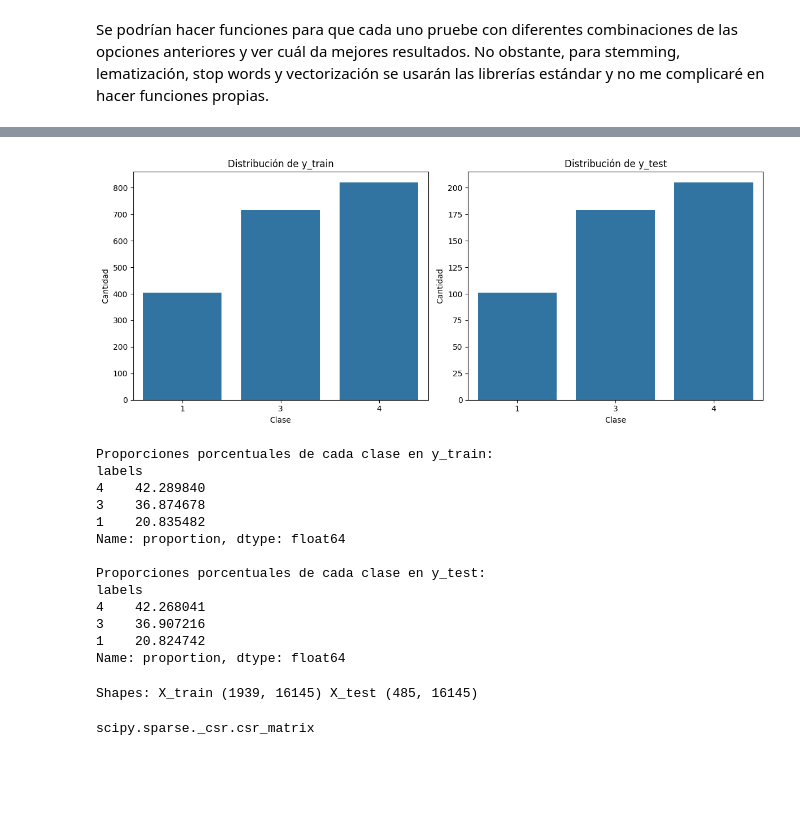
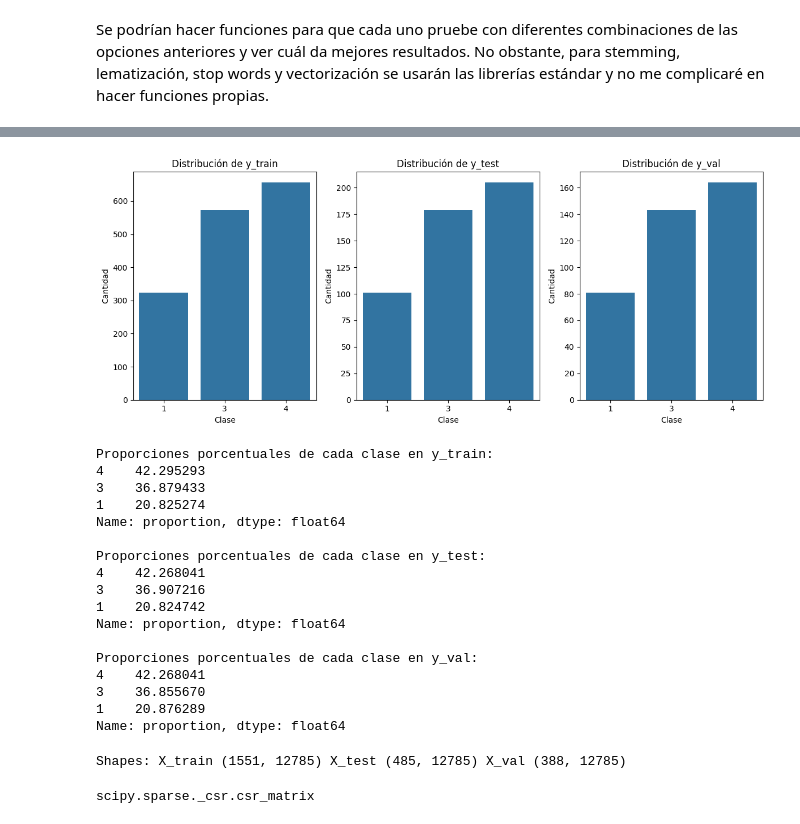
Before and after one commit to afgomezg1/Proyecto1-BI, a Jupyter notebook: proyecto1_etapa1.ipynb, the cells around one changed output, grey strips where cells are left out. Saved outputs shown, nothing was run; the diff lists cells and outputs as text; code cells hidden in the pictures; blank space fills up the shorter version.

Commit message:
hacer particion triple en train, test, validation

```diff
--- a/proyecto1_etapa1.ipynb
+++ b/proyecto1_etapa1.ipynb
@@ -508,40 +579,52 @@ Ejemplo procesado: letoni mov direccion plan desarroll atencion primari salud es
 # %%
-fig, axes = plt.subplots(1, 2, figsize=(12, 5))
+fig, axes = plt.subplots(1, 3, figsize=(12, 5))
 
 sns.countplot(x=y_train, ax=axes[0])
 axes[0].set_title('Distribución de y_train')
 axes[0].set_xlabel('Clase')
 axes[0].set_ylabel('Cantidad')
 
 sns.countplot(x=y_test, ax=axes[1])
 axes[1].set_title('Distribución de y_test')
 axes[1].set_xlabel('Clase')
 axes[1].set_ylabel('Cantidad')
 
+sns.countplot(x=y_val, ax=axes[2])
+axes[2].set_title('Distribución de y_val')
+axes[2].set_xlabel('Clase')
+axes[2].set_ylabel('Cantidad')
+
 plt.tight_layout()
 plt.show()
 # %% [output]
-[figure, old version]
+[figure, new version]
 # %%
 print("Proporciones porcentuales de cada clase en y_train:")
-print(y_train.value_counts(normalize=True) * 100)
+print(pd.Series(y_train).value_counts(normalize=True) * 100)
 
 print("\nProporciones porcentuales de cada clase en y_test:")
-print(y_test.value_counts(normalize=True) * 100)
+print(pd.Series(y_test).value_counts(normalize=True) * 100)
+
+print("\nProporciones porcentuales de cada clase en y_val:")
+print(pd.Series(y_val).value_counts(normalize=True) * 100)
 # %% [output]
 Proporciones porcentuales de cada clase en y_train:
-labels
-4    42.289840
-3    36.874678
-1    20.835482
+4    42.295293
+3    36.879433
+1    20.825274
 Name: proportion, dtype: float64
 
 Proporciones porcentuales de cada clase en y_test:
-labels
 4    42.268041
 3    36.907216
 1    20.824742
 Name: proportion, dtype: float64
+
+Proporciones porcentuales de cada clase en y_val:
+4    42.268041
+3    36.855670
+1    20.876289
+Name: proportion, dtype: float64
 # %%
 # Vectorizador elegido: TF-IDF con 1-gram+2-gram
 vectorizer = TfidfVectorizer(
@@ -555,10 +638,11 @@ vectorizer = TfidfVectorizer(
 # Fit SOLO en train, luego transformar train/test
 X_train_tfidf = vectorizer.fit_transform(X_train)
 X_test_tfidf  = vectorizer.transform(X_test)
+X_val_tfidf = vectorizer.transform(X_val)
 
-print("Shapes: X_train", X_train_tfidf.shape, "X_test", X_test_tfidf.shape)
+print("Shapes: X_train", X_train_tfidf.shape, "X_test", X_test_tfidf.shape, "X_val", X_val_tfidf.shape)
 # %% [output]
-Shapes: X_train (1939, 16145) X_test (485, 16145)
+Shapes: X_train (1551, 12785) X_test (485, 12785) X_val (388, 12785)
 # %%
 type(X_train_tfidf)
 # %% [output]
```
Also changed, not shown: parts of 14 cells of this notebook.
